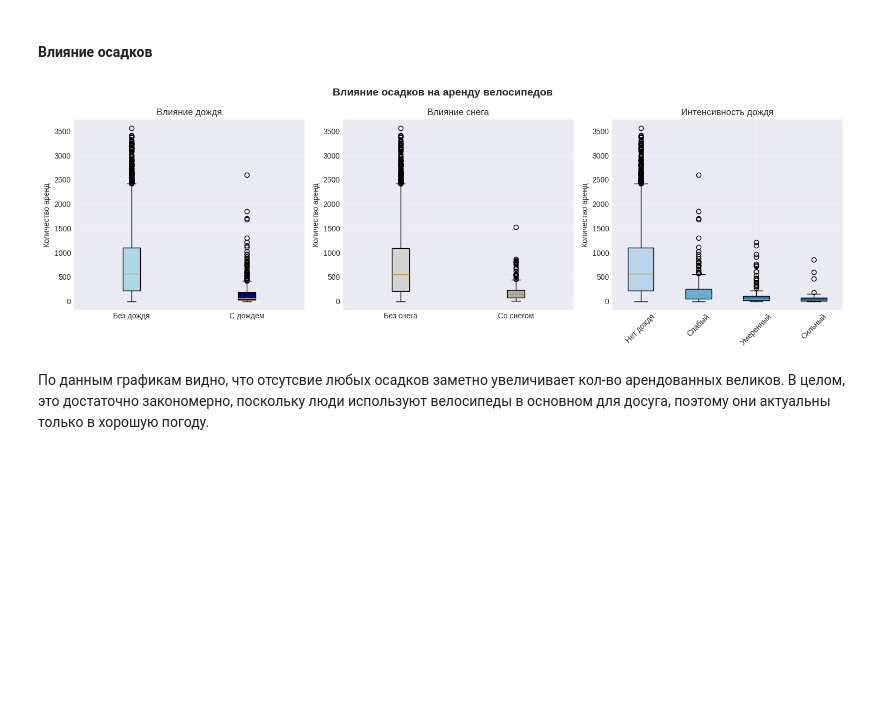
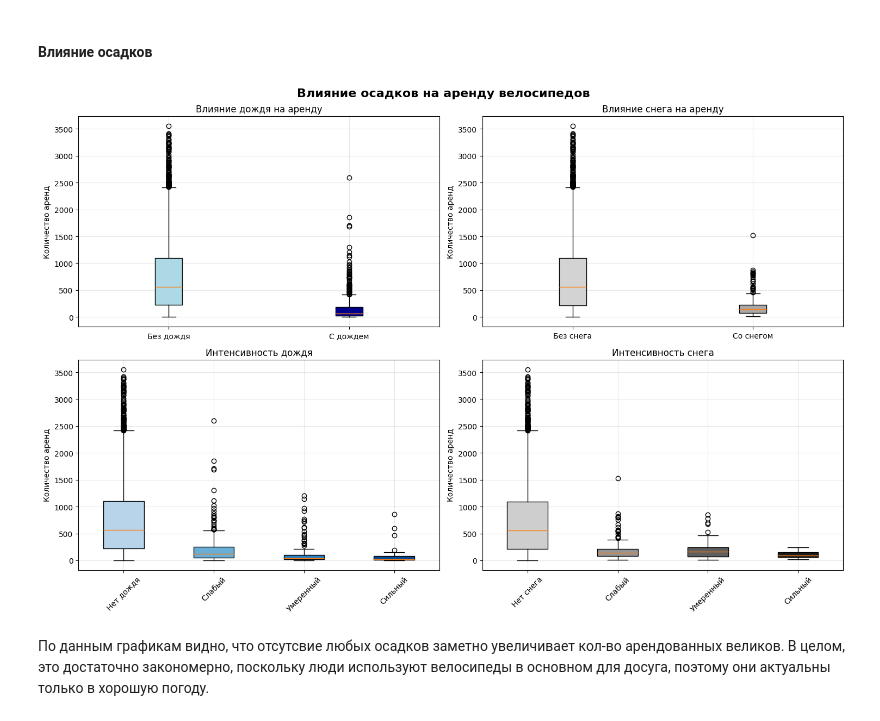
Before and after one commit to Elisavetasa/Statistics-in-Data-Analysis, a Jupyter notebook: Part 2/Равезд_анализ.ipynb, the cells around one changed output. Cells and saved outputs as stored; diff of their text form; code cells hidden in the pictures; blank space fills up the shorter version.

```diff
--- a/Part 2/Равезд_анализ.ipynb
+++ b/Part 2/Равезд_анализ.ipynb
@@ -168,9 +168,8 @@ plt.show()
 # %% [markdown]
 #### Влияние осадков
 # %%
-fig, axes = plt.subplots(1, 3, figsize=(15, 5))
-fig.suptitle('Влияние осадков на аренду велосипедов', fontsize=14, fontweight='bold')
-
+fig, axes = plt.subplots(2, 2, figsize=(15, 10))
+fig.suptitle('Влияние осадков на аренду велосипедов', fontsize=16, fontweight='bold')
 
 df['Has_Rain'] = df['Rainfall(mm)'] > 0
 df['Has_Snow'] = df['Snowfall (cm)'] > 0
@@ -180,73 +179,85 @@ df.loc[df['Rainfall(mm)'] > 0, 'Rain_Intensity'] = 'Слабый'
 df.loc[df['Rainfall(mm)'] > 1, 'Rain_Intensity'] = 'Умеренный'
 df.loc[df['Rainfall(mm)'] > 5, 'Rain_Intensity'] = 'Сильный'
 
 df['Snow_Intensity'] = 'Нет снега'
 df.loc[df['Snowfall (cm)'] > 0, 'Snow_Intensity'] = 'Слабый'
 df.loc[df['Snowfall (cm)'] > 1, 'Snow_Intensity'] = 'Умеренный'
 df.loc[df['Snowfall (cm)'] > 5, 'Snow_Intensity'] = 'Сильный'
 
-# дождик
+# дождь
 no_rain = df[df['Has_Rain'] == False]['Rented Bike Count']
 with_rain = df[df['Has_Rain'] == True]['Rented Bike Count']
 
-box1 = axes[0].boxplot([no_rain, with_rain], patch_artist=True)
-
+box1 = axes[0, 0].boxplot([no_rain, with_rain], patch_artist=True)
 box1['boxes'][0].set_facecolor('lightblue')
 box1['boxes'][1].set_facecolor('darkblue')
+axes[0, 0].set_xticklabels(['Без дождя', 'С дождем'])
+axes[0, 0].set_ylabel('Количество аренд')
+axes[0, 0].set_title('Влияние дождя на аренду')
+axes[0, 0].grid(True, alpha=0.3)
 
-axes[0].set_xticklabels(['Без дождя', 'С дождем'])
-axes[0].set_ylabel('Количество аренд')
-axes[0].set_title('Влияние дождя')
-axes[0].grid(True, alpha=0.3)
-
-# снеееег
+#снег
 no_snow = df[df['Has_Snow'] == False]['Rented Bike Count']
 with_snow = df[df['Has_Snow'] == True]['Rented Bike Count']
 
-box2 = axes[1].boxplot([no_snow, with_snow], patch_artist=True)
-
+box2 = axes[0, 1].boxplot([no_snow, with_snow], patch_artist=True)
 box2['boxes'][0].set_facecolor('lightgray')
 box2['boxes'][1].set_facecolor('darkgray')
+axes[0, 1].set_xticklabels(['Без снега', 'Со снегом'])
+axes[0, 1].set_ylabel('Количество аренд')
+axes[0, 1].set_title('Влияние снега на аренду')
+axes[0, 1].grid(True, alpha=0.3)
 
-axes[1].set_xticklabels(['Без снега', 'Со снегом'])
-axes[1].set_ylabel('Количество аренд')
-axes[1].set_title('Влияние снега')
-axes[1].grid(True, alpha=0.3)
+#интенсивность дождя
+data_for_plot = []
+labels_for_plot = []
 
-## интенсивность
-if df['Has_Rain'].any():
-    data_for_plot = []
-    labels_for_plot = []
+for intensity_type in ['Нет дождя', 'Слабый', 'Умеренный', 'Сильный']:
+    subset = df[df['Rain_Intensity'] == intensity_type]
 
-    for intensity_type in ['Нет дождя', 'Слабый', 'Умеренный', 'Сильный']:
-        subset = df[df['Rain_Intensity'] == intensity_type]
+    if len(subset) > 0:
+        data_for_plot.append(subset['Rented Bike Count'])
+        labels_for_plot.append(intensity_type)
 
-        if len(subset) > 0:
-            data_for_plot.append(subset['Rented Bike Count'])
-            labels_for_plot.append(intensity_type)
+box3 = axes[1, 0].boxplot(data_for_plot, patch_artist=True)
 
-    box3 = axes[2].boxplot(data_for_plot, patch_artist=True)
+color_values = [0.3, 0.5, 0.7, 0.9][:len(labels_for_plot)]
+for i in range(len(box3['boxes'])):
+    color_value = color_values[i]
+    box3['boxes'][i].set_facecolor(plt.cm.Blues(color_value))
 
-    color_values = [0.3, 0.5, 0.7, 0.9][:len(labels_for_plot)]
-    for i in range(len(box3['boxes'])):
-        color_value = color_values[i]
-        box3['boxes'][i].set_facecolor(plt.cm.Blues(color_value))
+axes[1, 0].set_xticklabels(labels_for_plot, rotation=45)
+axes[1, 0].set_ylabel('Количество аренд')
+axes[1, 0].set_title('Интенсивность дождя')
+axes[1, 0].grid(True, alpha=0.3)
 
-    axes[2].set_xticklabels(labels_for_plot, rotation=45)
-    axes[2].set_ylabel('Количество аренд')
-    axes[2].set_title('Интенсивность дождя')
-    axes[2].grid(True, alpha=0.3)
-else:
-    axes[2].text(0.5, 0.5, 'Нет данных об осадках',
-                horizontalalignment='center',
-                verticalalignment='center',
-                transform=axes[2].transAxes)
-    axes[2].set_title('Интенсивность дождя')
+#интенсивность снега
+data_for_plot = []
+labels_for_plot = []
+
+for intensity_type in ['Нет снега', 'Слабый', 'Умеренный', 'Сильный']:
+    subset = df[df['Snow_Intensity'] == intensity_type]
+
+    if len(subset) > 0:
+        data_for_plot.append(subset['Rented Bike Count'])
+        labels_for_plot.append(intensity_type)
+
+box4 = axes[1, 1].boxplot(data_for_plot, patch_artist=True)
+
+color_values = [0.3, 0.5, 0.7, 0.9][:len(labels_for_plot)]
+for i in range(len(box4['boxes'])):
+    color_value = color_values[i]
+    box4['boxes'][i].set_facecolor(plt.cm.Greys(color_value))
+
+axes[1, 1].set_xticklabels(labels_for_plot, rotation=45)
+axes[1, 1].set_ylabel('Количество аренд')
+axes[1, 1].set_title('Интенсивность снега')
+axes[1, 1].grid(True, alpha=0.3)
 
 plt.tight_layout()
 plt.show()
 # %% [output]
-[figure, old version]
+[figure, new version]
 # %% [markdown]
 По данным графикам видно, что отсутсвие любых осадков заметно увеличивает кол-во арендованных великов. В целом, это достаточно закономерно, поскольку люди используют велосипеды в основном для досуга, поэтому они актуальны только в хорошую погоду.
 # %% [markdown]
```
Also changed, not shown: parts of 6 cells of this notebook.
